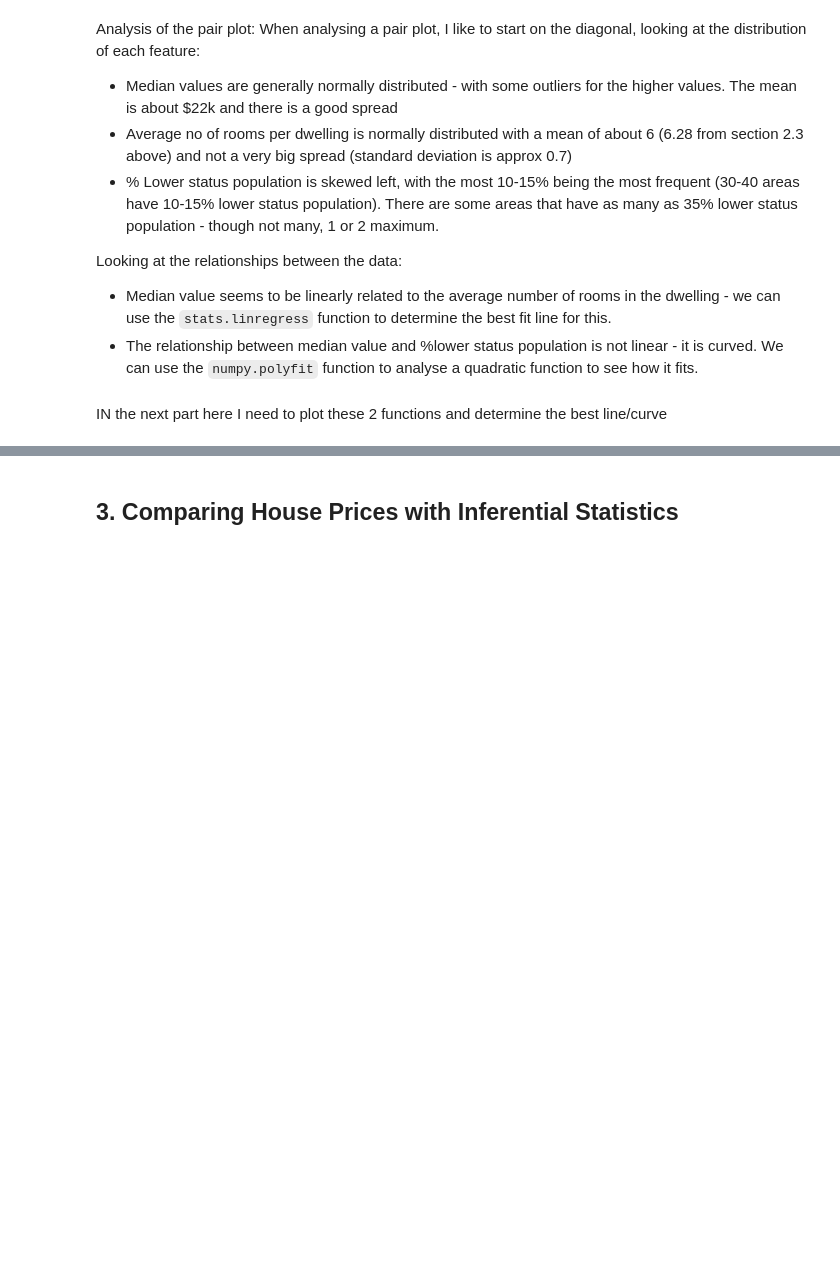
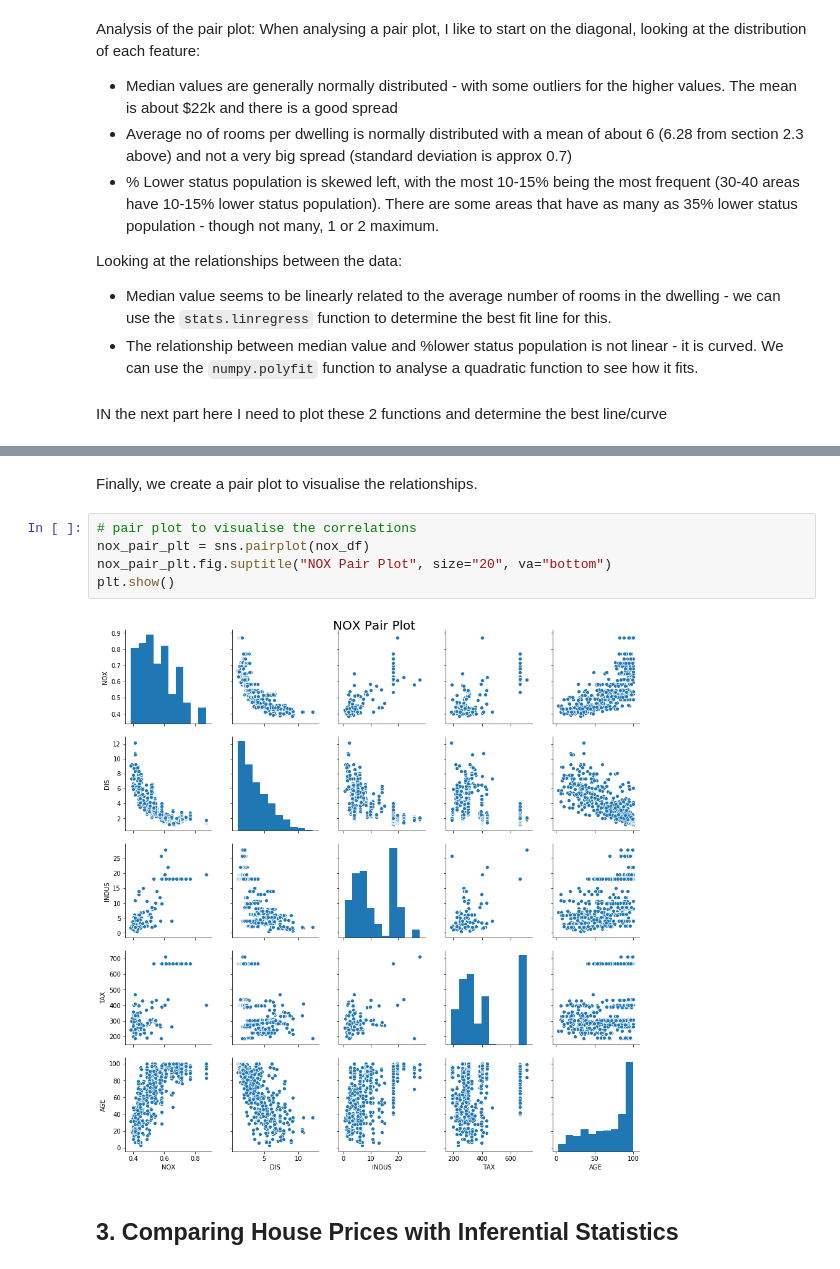
Before and after one commit to shkyler/gmit-mls-project, a Jupyter notebook: boston-housing.ipynb, the cells around one changed output, grey strips where cells are left out. Drawn from its saved outputs; the diff is of its cells as text; blank space fills up the shorter version.

```diff
--- a/boston-housing.ipynb
+++ b/boston-housing.ipynb
@@ -272,3 +297,12 @@ IN the next part here I need to plot these 2 functions and determine the best li
+# %% [markdown]
+Finally, we create a pair plot to visualise the relationships.
+# %%
+# pair plot to visualise the correlations
+nox_pair_plt = sns.pairplot(nox_df)
+nox_pair_plt.fig.suptitle("NOX Pair Plot", size="20", va="bottom")
+plt.show()
+# %% [output]
+[figure, added]
 # %% [markdown]
 ## 3. Comparing House Prices with Inferential Statistics
 # %% [markdown]
```
Also changed, not shown: parts of 7 cells of this notebook.
